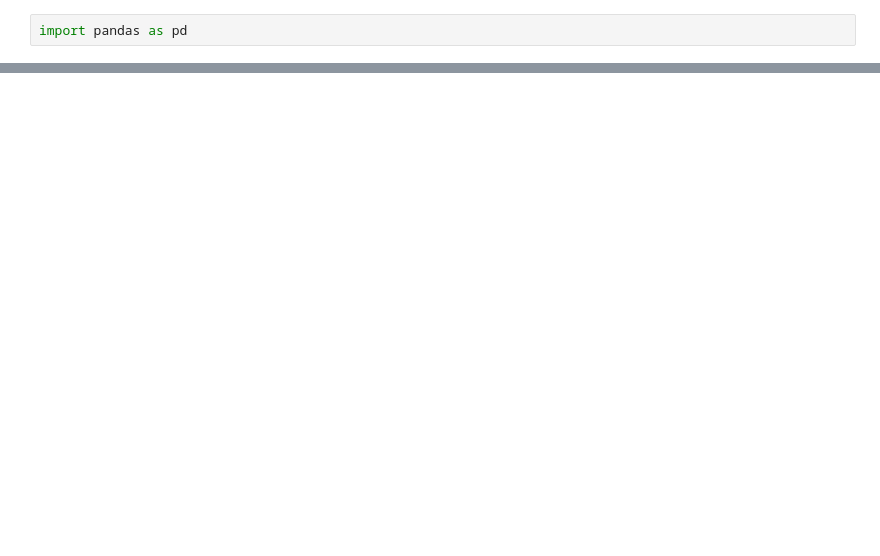
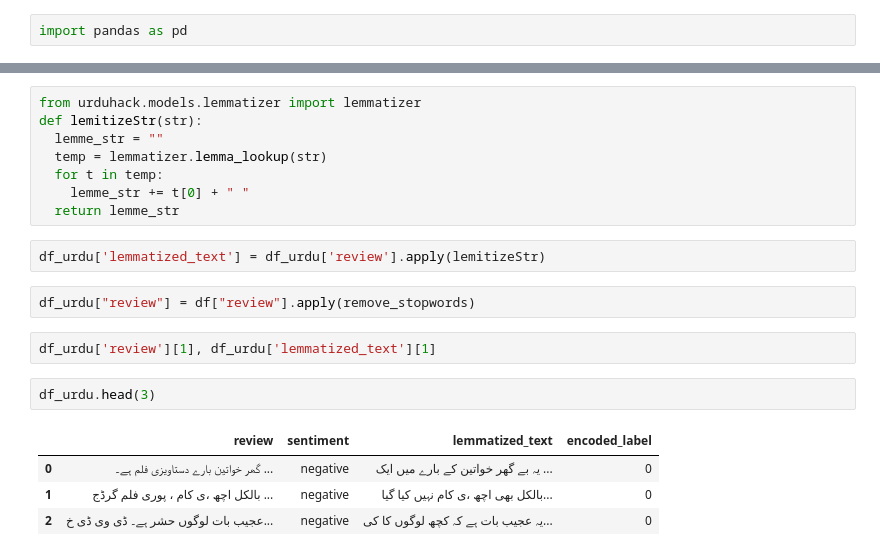
Before and after one commit to Musa-Ali-Kazmi/Urdu-Text-Sentiment-Analysis, a Jupyter notebook: Urdu_Text_Sentiment_Analysis.ipynb, the cells around one changed output, grey strips where cells are left out. Cells and saved outputs as stored; diff of their text form; blank space fills up the shorter version.

Commit message:
Lemmatization performed on text

```diff
--- a/Urdu_Text_Sentiment_Analysis.ipynb
+++ b/Urdu_Text_Sentiment_Analysis.ipynb
@@ -46,0 +333,21 @@ print(df_urdu)
+# %%
+from urduhack.models.lemmatizer import lemmatizer
+def lemitizeStr(str):
+  lemme_str = ""
+  temp = lemmatizer.lemma_lookup(str)
+  for t in temp:
+    lemme_str += t[0] + " "
+  return lemme_str
+# %%
+df_urdu['lemmatized_text'] = df_urdu['review'].apply(lemitizeStr)
+# %%
+df_urdu["review"] = df["review"].apply(remove_stopwords)
+# %%
+df_urdu['review'][1], df_urdu['lemmatized_text'][1]
+# %%
+df_urdu.head(3)
+# %% [output]
+|  | review | sentiment | lemmatized_text | encoded_label |
+| 0 | گھر خواتین بارے دستاویزی فلم ہے۔ ... | negative | یہ بے گھر خواتین کے بارے میں ایک ... | 0 |
+| 1 | بالکل اچھ ،ی کام ، پوری فلم گرڈج ... | negative | بالکل بھی اچھ ،ی کام نہیں کیا گیا... | 0 |
+| 2 | عجیب بات لوگوں حشر ہے۔ ڈی وی ڈی خ... | negative | یہ عجیب بات ہے کہ کچھ لوگوں کا کی... | 0 |
```
Also changed, not shown: parts of 14 cells of this notebook.
